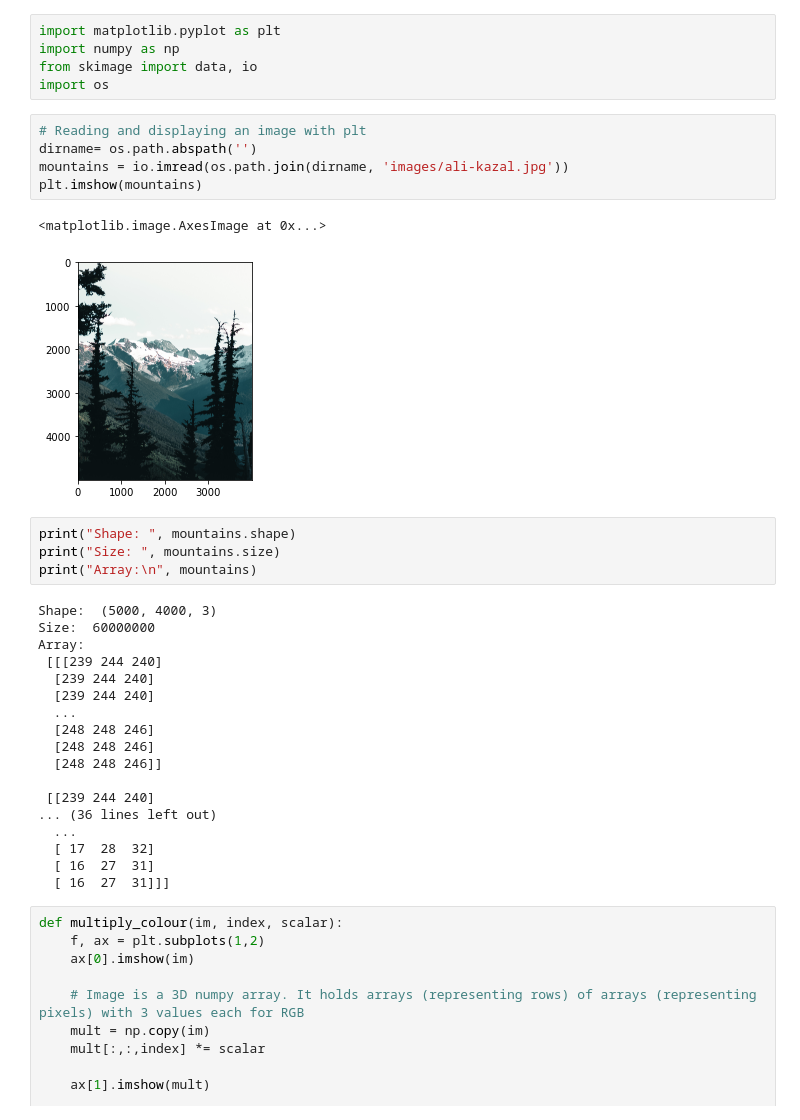
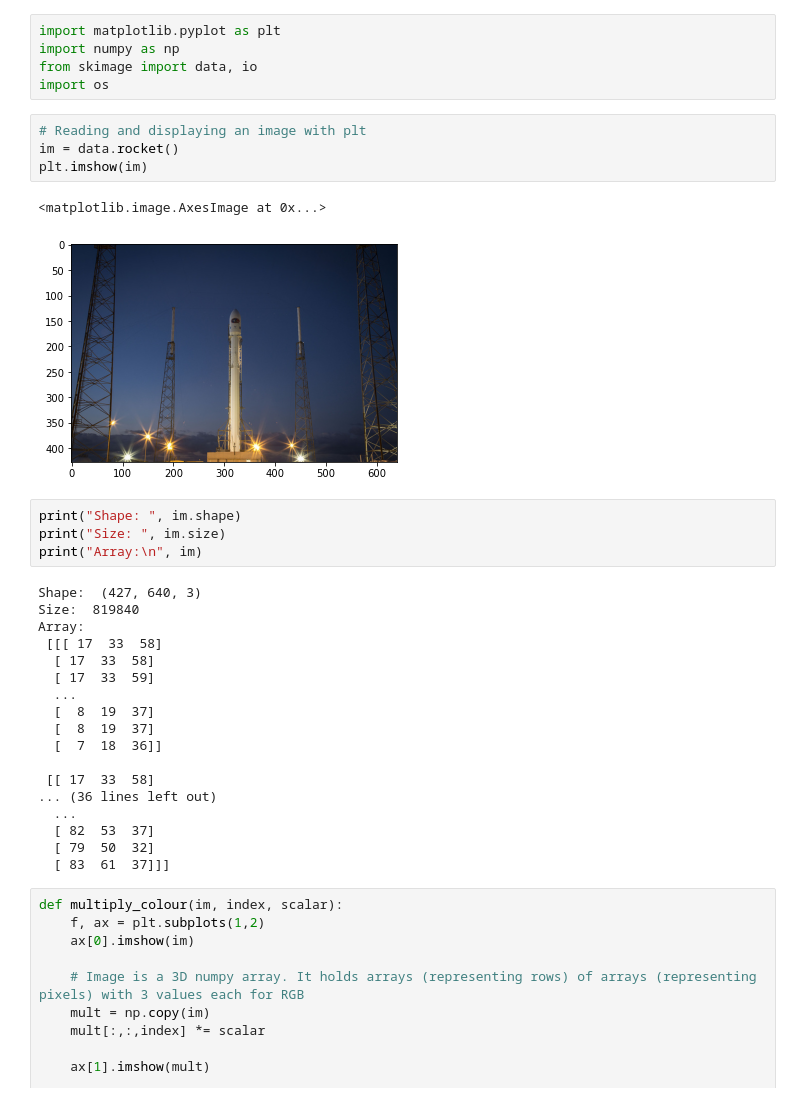
Before and after one commit to Juncheng2021/vision, a Jupyter notebook: basics.ipynb, the cells around one changed output. Cells and saved outputs as stored; diff of their text form.

```diff
--- a/basics.ipynb
+++ b/basics.ipynb
@@ -5,34 +5,33 @@ from skimage import data, io
 import os
 # %%
 # Reading and displaying an image with plt
-dirname= os.path.abspath('')
-mountains = io.imread(os.path.join(dirname, 'images/ali-kazal.jpg'))
-plt.imshow(mountains)
+im = data.rocket()
+plt.imshow(im)
 # %% [output]
 <matplotlib.image.AxesImage at 0x...>
-[figure, old version]
+[figure, new version]
 # %%
-print("Shape: ", mountains.shape)
-print("Size: ", mountains.size)
-print("Array:\n", mountains)
+print("Shape: ", im.shape)
+print("Size: ", im.size)
+print("Array:\n", im)
 # %% [output]
-Shape:  (5000, 4000, 3)
-Size:  60000000
+Shape:  (427, 640, 3)
+Size:  819840
 Array:
- [[[239 244 240]
-  [239 244 240]
-  [239 244 240]
+ [[[ 17  33  58]
+  [ 17  33  58]
+  [ 17  33  59]
   ...
-  [248 248 246]
-  [248 248 246]
-  [248 248 246]]
+  [  8  19  37]
+  [  8  19  37]
+  [  7  18  36]]
 
- [[239 244 240]
+ [[ 17  33  58]
 ... (36 lines left out)
   ...
-  [ 17  28  32]
-  [ 16  27  31]
-  [ 16  27  31]]]
+  [ 82  53  37]
+  [ 79  50  32]
+  [ 83  61  37]]]
 # %%
 def multiply_colour(im, index, scalar):
     f, ax = plt.subplots(1,2)
```
Also changed, not shown: 5 other files.
